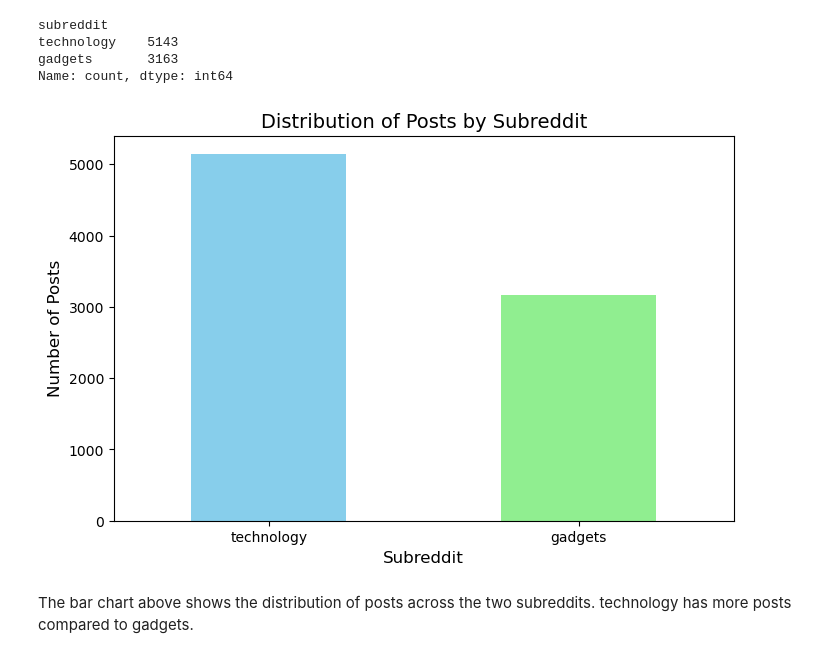
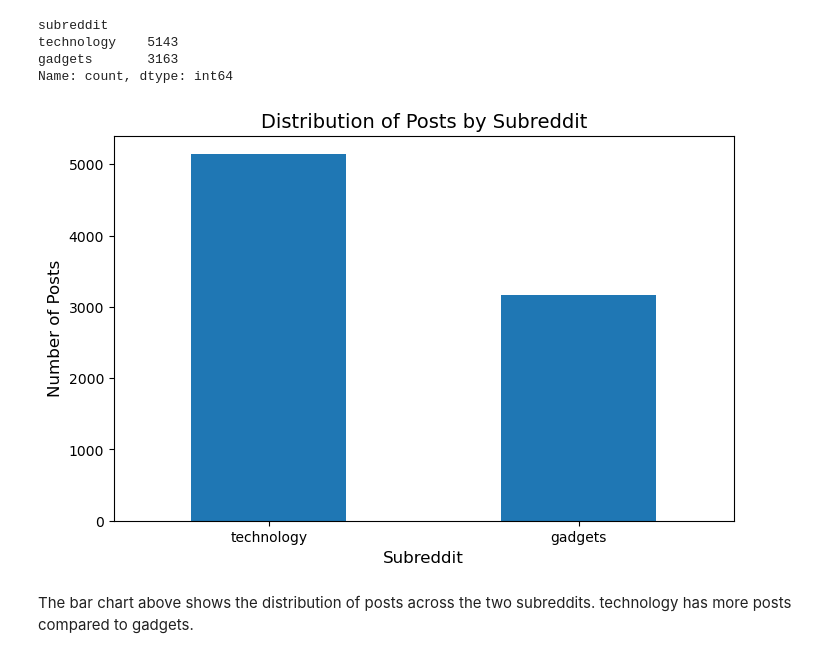
Before and after one commit to saima-abdullah/reddit-classification-nlp, a Jupyter notebook: code/2_data_cleaning_EDA.ipynb, the cells around one changed output. Cells and saved outputs as stored; diff of their text form; code cells hidden in the pictures.

```diff
--- a/code/2_data_cleaning_EDA.ipynb
+++ b/code/2_data_cleaning_EDA.ipynb
@@ -117,19 +117,19 @@ Name: count, dtype: int64
 # %%
 
 data['title_length'] = data['title'].apply(len)
 
 # calculate the average title length per subreddit
 avg_title_length_per_subreddit = data.groupby('subreddit')['title_length'].mean().reset_index()
 
 plt.figure(figsize=(8, 5))
-data['subreddit'].value_counts().plot(kind='bar', color=['skyblue', 'lightgreen'])
+data['subreddit'].value_counts().plot(kind='bar')
 plt.title('Distribution of Posts by Subreddit', fontsize=14)
 plt.xlabel('Subreddit', fontsize=12)
 plt.ylabel('Number of Posts', fontsize=12)
 plt.xticks(rotation=0)
 plt.savefig('../img/Distribution_of_Posts.png')
 # %% [output]
-[figure, old version]
+[figure, new version]
 # %% [markdown]
 The bar chart above shows the distribution of posts across the two subreddits. technology has more posts compared to gadgets.
 # %%
```
Also changed, not shown: parts of 2 cells of this notebook, 6 other files.
